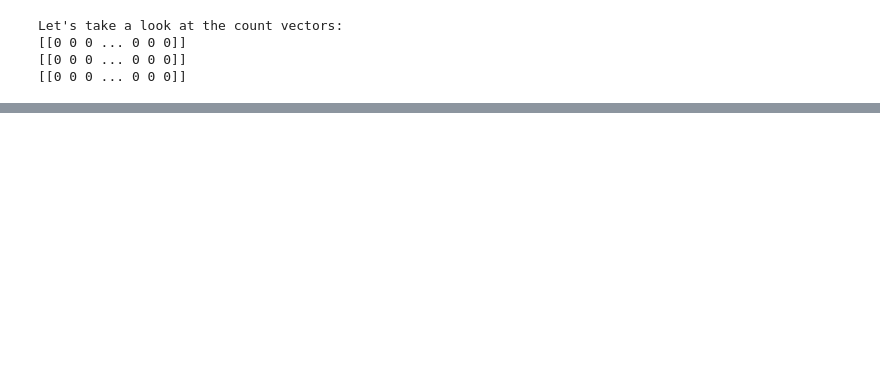
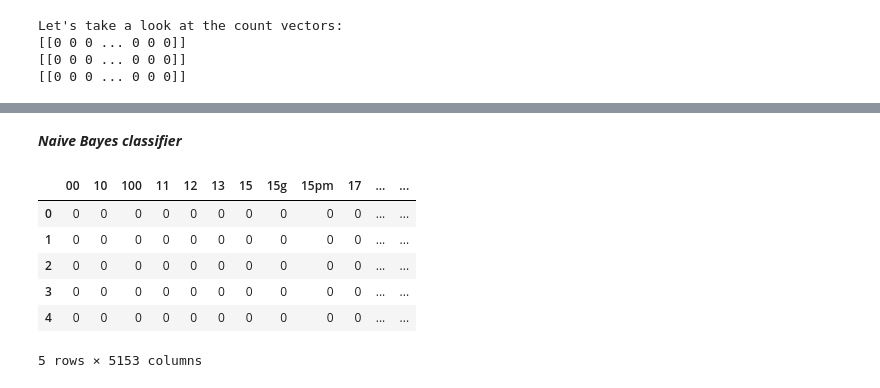
Before and after one commit to hsiaooo/DM2021-Lab1-Homework, a Jupyter notebook: DM2021-Lab1-Homework.ipynb, the cells around one changed output, grey strips where cells are left out. Cells and saved outputs as stored; diff of their text form; code cells hidden in the pictures; blank space fills up the shorter version.

```diff
--- a/DM2021-Lab1-Homework.ipynb
+++ b/DM2021-Lab1-Homework.ipynb
@@ -772,0 +835,19 @@ Cosine Similarity using count bw 2 and 2: 1.000000
+# %% [markdown]
+***Naive Bayes classifier***
+# %%
+from sklearn.model_selection import train_test_split
+from sklearn.naive_bayes import MultinomialNB
+from time import time
+
+df_X_term_frequency = pd.DataFrame(df_counts.toarray(), columns=count_vect.get_feature_names_out())
+df_y_term_frequency = pd.DataFrame(df['score'], columns=['score'])
+
+df_X_term_frequency.head()
+# %% [output]
+|  | 00 | 10 | 100 | 11 | 12 | 13 | 15 | 15g | 15pm | 17 | ... | ... |
+| 0 | 0 | 0 | 0 | 0 | 0 | 0 | 0 | 0 | 0 | 0 | ... | ... |
+| 1 | 0 | 0 | 0 | 0 | 0 | 0 | 0 | 0 | 0 | 0 | ... | ... |
+| 2 | 0 | 0 | 0 | 0 | 0 | 0 | 0 | 0 | 0 | 0 | ... | ... |
+| 3 | 0 | 0 | 0 | 0 | 0 | 0 | 0 | 0 | 0 | 0 | ... | ... |
+| 4 | 0 | 0 | 0 | 0 | 0 | 0 | 0 | 0 | 0 | 0 | ... | ... |
+5 rows × 5153 columns
```
Also changed, not shown: parts of 45 cells of this notebook.
